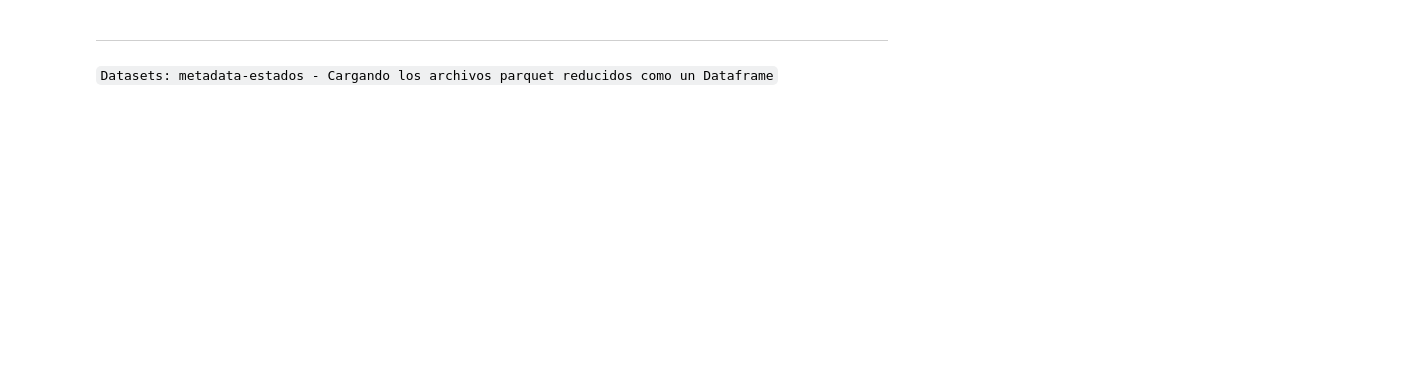
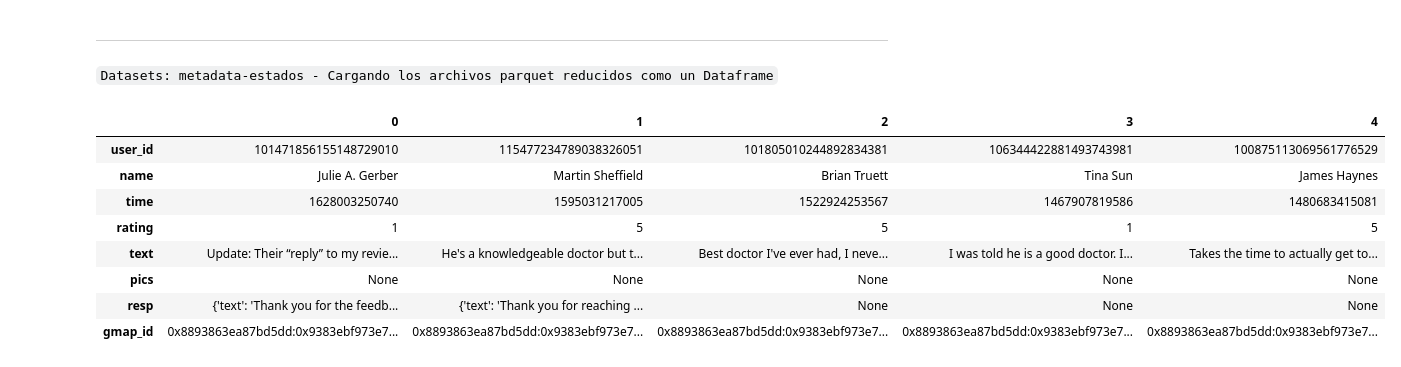
Before and after one commit to lesmengp/Proyecto-Final-Grupo-07, a Jupyter notebook: ETL/CargarDatasetsParquet.ipynb, the cells around one changed output. Saved outputs shown, nothing was run; the diff lists cells and outputs as text; code cells hidden in the pictures; blank space fills up the shorter version.

```diff
--- a/ETL/CargarDatasetsParquet.ipynb
+++ b/ETL/CargarDatasetsParquet.ipynb
@@ -105,3 +203,15 @@ for sub_dir in directorios_reviews_estados:                                # Cic
     df_estados_concatenado = pd.concat(df_list)                             # Se concatenan todos los DataFrames en uno solo
     df['estado'] = nombre_archivo
 df_estados_concatenado = df_estados_concatenado.reset_index(drop=True)      # Se resetea el indice a uno secuencial y consecutivo
+# %%
+df_estados_concatenado.head().T
+# %% [output]
+|  | 0 | 1 | 2 | 3 | 4 |
+| user_id | 101471856155148729010 | 115477234789038326051 | 101805010244892834381 | 106344422881493743981 | 100875113069561776529 |
+| name | Julie A. Gerber | Martin Sheffield | Brian Truett | Tina Sun | James Haynes |
+| time | 1628003250740 | 1595031217005 | 1522924253567 | 1467907819586 | 1480683415081 |
+| rating | 1 | 5 | 5 | 1 | 5 |
+| text | Update: Their “reply” to my revie... | He's a knowledgeable doctor but t... | Best doctor I've ever had, I neve... | I was told he is a good doctor. I... | Takes the time to actually get to... |
+| pics | None | None | None | None | None |
+| resp | {'text': 'Thank you for the feedb... | {'text': 'Thank you for reaching ... | None | None | None |
+| gmap_id | 0x8893863ea87bd5dd:0x9383ebf973e7... | 0x8893863ea87bd5dd:0x9383ebf973e7... | 0x8893863ea87bd5dd:0x9383ebf973e7... | 0x8893863ea87bd5dd:0x9383ebf973e7... | 0x8893863ea87bd5dd:0x9383ebf973e7... |
```
Also changed, not shown: parts of 8 cells of this notebook, 1 other file.
